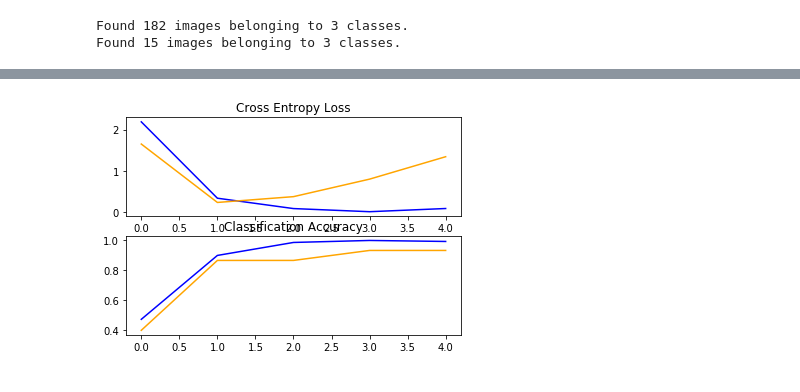
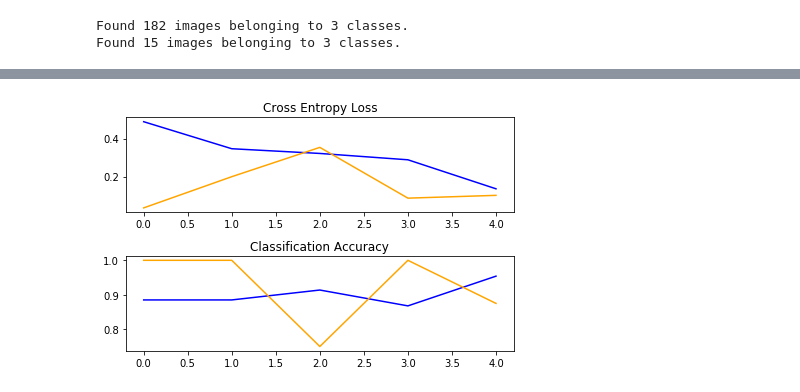
Before and after one commit to gmarchet/dnnworkshop5, a Jupyter notebook: labs/2.Transfer_learning/2.transfer_learning.ipynb, the cells around one changed output, grey strips where cells are left out. Saved outputs shown, nothing was run; the diff lists cells and outputs as text; code cells hidden in the pictures.

```diff
--- a/labs/2.Transfer_learning/2.transfer_learning.ipynb
+++ b/labs/2.Transfer_learning/2.transfer_learning.ipynb
@@ -18,7 +31,8 @@ Using plaidml.keras.backend backend.
 # %%
-base_model=MobileNet(weights='imagenet',include_top=False) #imports the mobilenet model and discards the last 1000 neuron layer.
+base_model=MobileNetV2(weights='imagenet', #model MobileNetV2 has been trained on imagenet dataset
+                       include_top=False, # drop the classifier
+                       pooling='avg') # global average pooling applied to last block, output is 2D
 x=base_model.output
-x=GlobalAveragePooling2D()(x)
 x=Dense(1024,activation='relu')(x) #we add dense layers so that the model can learn more complex functions and classify for better results.
 x=Dense(1024,activation='relu')(x) #dense layer 2
 x=Dense(512,activation='relu')(x) #dense layer 3
@@ -39,16 +71,16 @@ for layer in model.layers[20:]:
 train_datagen=ImageDataGenerator(preprocessing_function=preprocess_input) #included in our dependencies
 test_datagen=ImageDataGenerator(preprocessing_function=preprocess_input) #included in our dependencies
 
-train_generator=train_datagen.flow_from_directory('./train/', # this is where you specify the path to the main data folder
+train_generator=train_datagen.flow_from_directory('./train/', # path to the training dataset
                                                  target_size=(224,224),
                                                  color_mode='rgb',
-                                                 batch_size=32,
+                                                 batch_size=8,
                                                  class_mode='categorical',
                                                  shuffle=True)
-test_generator=test_datagen.flow_from_directory('./test/', # this is where you specify the path to the main data folder
+test_generator=test_datagen.flow_from_directory('./test/', # path to the validation dataset
                                                  target_size=(224,224),
                                                  color_mode='rgb',
-                                                 batch_size=32,
+                                                 batch_size=8,
                                                  class_mode='categorical',
                                                  shuffle=True)
 # %% [output]
@@ -80,0 +108,4 @@ Epoch 5/5
+# %%
+step_size_train=train_generator.n//train_generator.batch_size
+step_size_val=test_generator.n//test_generator.batch_size
+print (step_size_train, step_size_val)
@@ -80,0 +114,6 @@ Epoch 5/5
+# %%
+history=model.fit_generator(generator=train_generator,
+                            validation_data=test_generator,
+                            steps_per_epoch=step_size_train,
+                            validation_steps=step_size_val,
+                            epochs=5)
@@ -81,19 +135,20 @@ Epoch 5/5
 # %%
 # plot loss
 plt.subplot(2,1,1)
 plt.plot(history.history['loss'], color='blue', label='train')
 plt.plot(history.history['val_loss'], color='orange', label='test')
 plt.title('Cross Entropy Loss')
 # plot accuracy
 plt.subplot(2,1,2)
 plt.plot(history.history['acc'], color='blue', label='train')
 plt.plot(history.history['val_acc'], color='orange', label='test')
 plt.title('Classification Accuracy')
 # save plot to file
 filename = 'mobilenet'
 plt.savefig(filename + '_plot.png')
+plt.tight_layout()
 plt.show()
 plt.close()
 # %% [output]
-[figure, old version]
+[figure, new version]
 # %%
```
Also changed, not shown: parts of 23 cells of this notebook.
